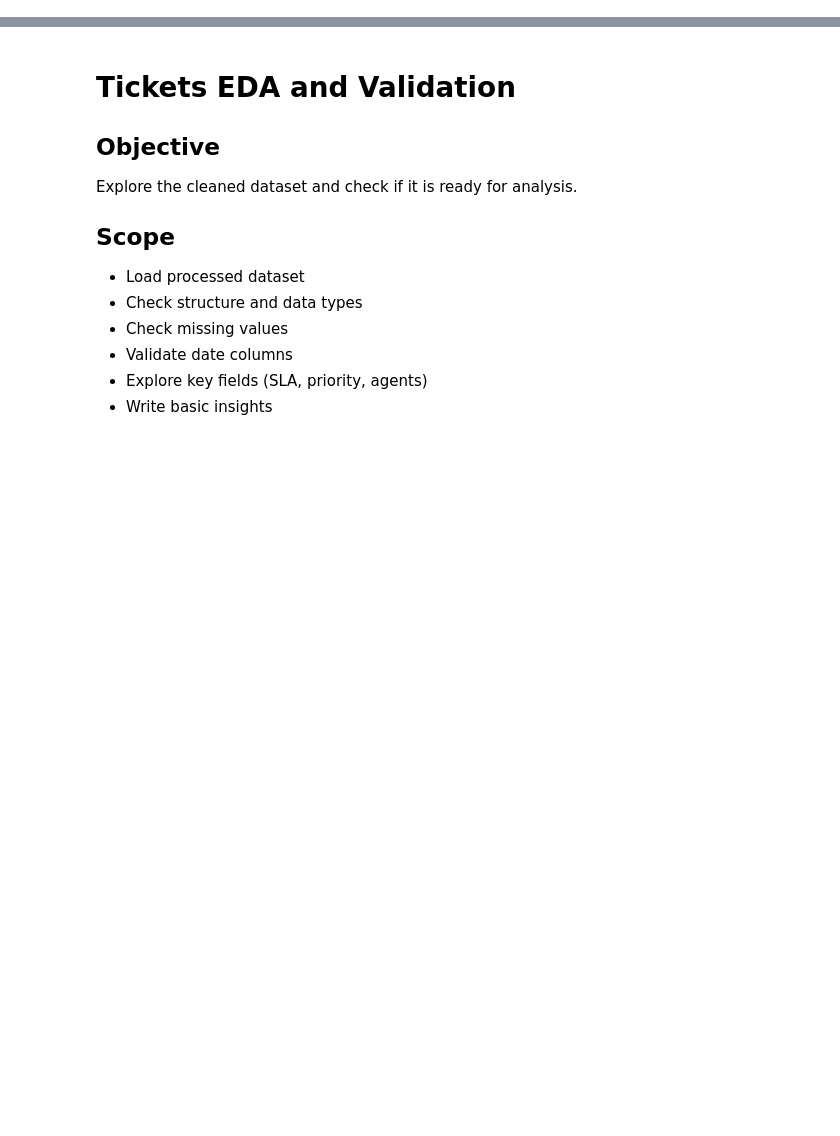
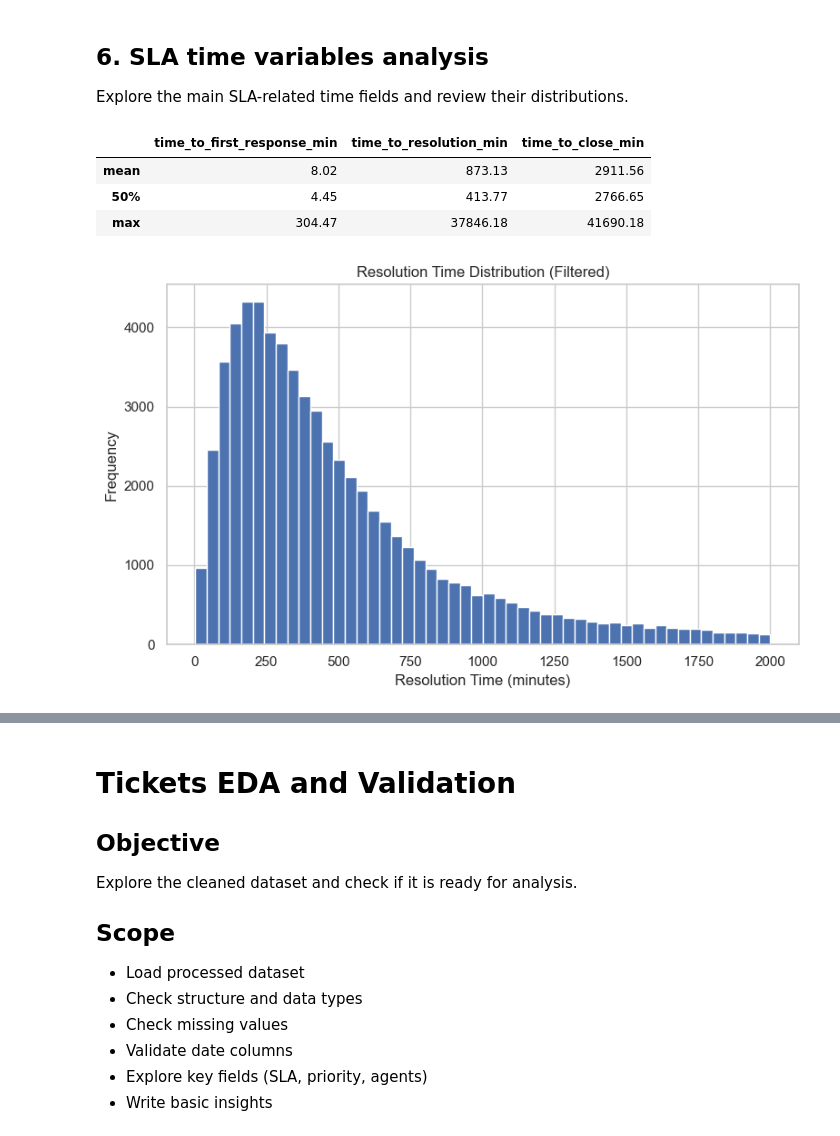
Before and after one commit to MartinMilevVenelinova/IT-Operations-Analytics, a Jupyter notebook: notebooks/01_eda_tickets.ipynb, the cells around one changed output, grey strips where cells are left out. Saved outputs shown, nothing was run; the diff lists cells and outputs as text; code cells hidden in the pictures; blank space fills up the shorter version.

```diff
--- a/notebooks/01_eda_tickets.ipynb
+++ b/notebooks/01_eda_tickets.ipynb
@@ -0,0 +286,29 @@
+# %% [markdown]
+## 6. SLA time variables analysis
+Explore the main SLA-related time fields and review their distributions.
+# %%
+df[[
+    "time_to_first_response_min",
+    "time_to_resolution_min",
+    "time_to_close_min"
+]].describe().loc[["mean", "50%", "max"]].round(2)
+# %% [output]
+|  | time_to_first_response_min | time_to_resolution_min | time_to_close_min |
+| mean | 8.02 | 873.13 | 2911.56 |
+| 50% | 4.45 | 413.77 | 2766.65 |
+| max | 304.47 | 37846.18 | 41690.18 |
+# %%
+plt.figure(figsize=(8,5))
+
+df[df["time_to_resolution_min"] < 2000]["time_to_resolution_min"].hist(bins=50)
+
+plt.title("Resolution Time Distribution (Filtered)")
+plt.xlabel("Resolution Time (minutes)")
+plt.ylabel("Frequency")
+
+plt.tight_layout()
+plt.savefig("../reports/visuals/resolution_time_distribution_filtered.png", dpi=300, bbox_inches="tight")
+
+plt.show()
+# %% [output]
+[figure, added]
```
Also changed, not shown: parts of 45 cells of this notebook, 9 other files.
